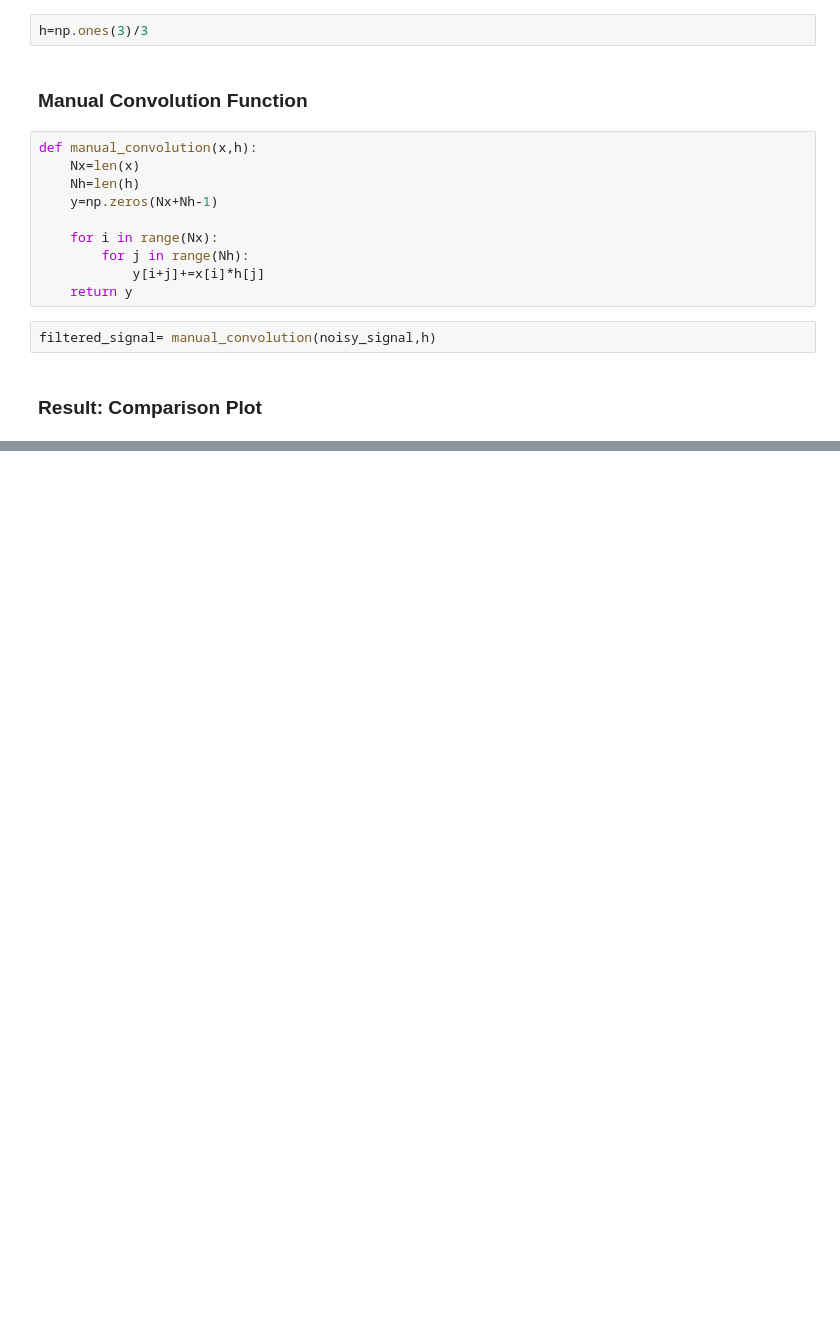
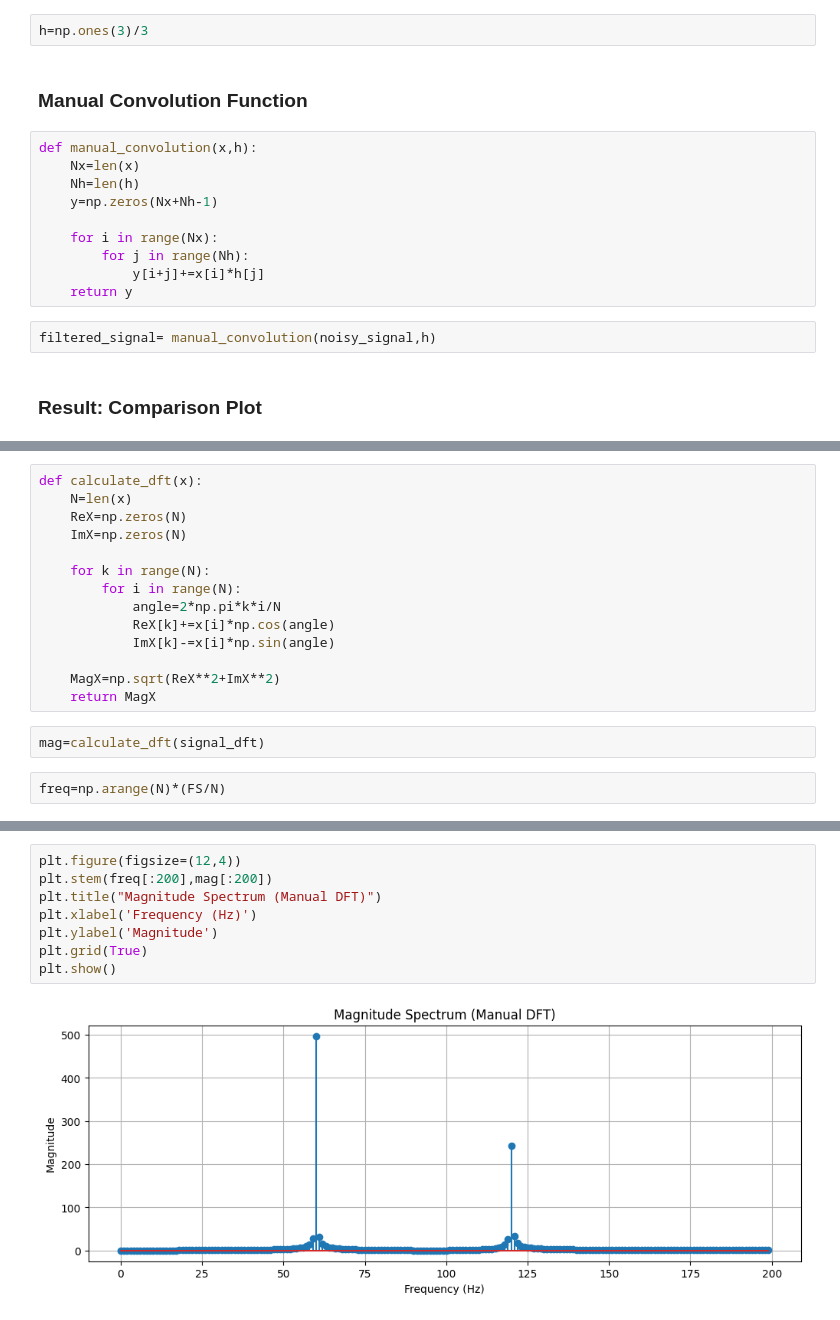
Before and after one commit to Thanu-Venu/dsp-convolution-dft, a Jupyter notebook: assignment.ipynb, the cells around one changed output, grey strips where cells are left out. Saved outputs shown, nothing was run; the diff lists cells and outputs as text; blank space fills up the shorter version.

```diff
--- a/assignment.ipynb
+++ b/assignment.ipynb
@@ -53,0 +89,18 @@ plt.show()
+# %%
+def calculate_dft(x):
+    N=len(x)
+    ReX=np.zeros(N)
+    ImX=np.zeros(N)
+
+    for k in range(N):
+        for i in range(N):
+            angle=2*np.pi*k*i/N
+            ReX[k]+=x[i]*np.cos(angle)
+            ImX[k]-=x[i]*np.sin(angle)
+
+    MagX=np.sqrt(ReX**2+ImX**2)
+    return MagX
+# %%
+mag=calculate_dft(signal_dft)
+# %%
+freq=np.arange(N)*(FS/N)
@@ -53,0 +116,10 @@ plt.show()
+# %%
+plt.figure(figsize=(12,4))
+plt.stem(freq[:200],mag[:200])
+plt.title("Magnitude Spectrum (Manual DFT)")
+plt.xlabel('Frequency (Hz)')
+plt.ylabel('Magnitude')
+plt.grid(True)
+plt.show()
+# %% [output]
+[figure, added]
```
Also changed, not shown: parts of 9 cells of this notebook.
